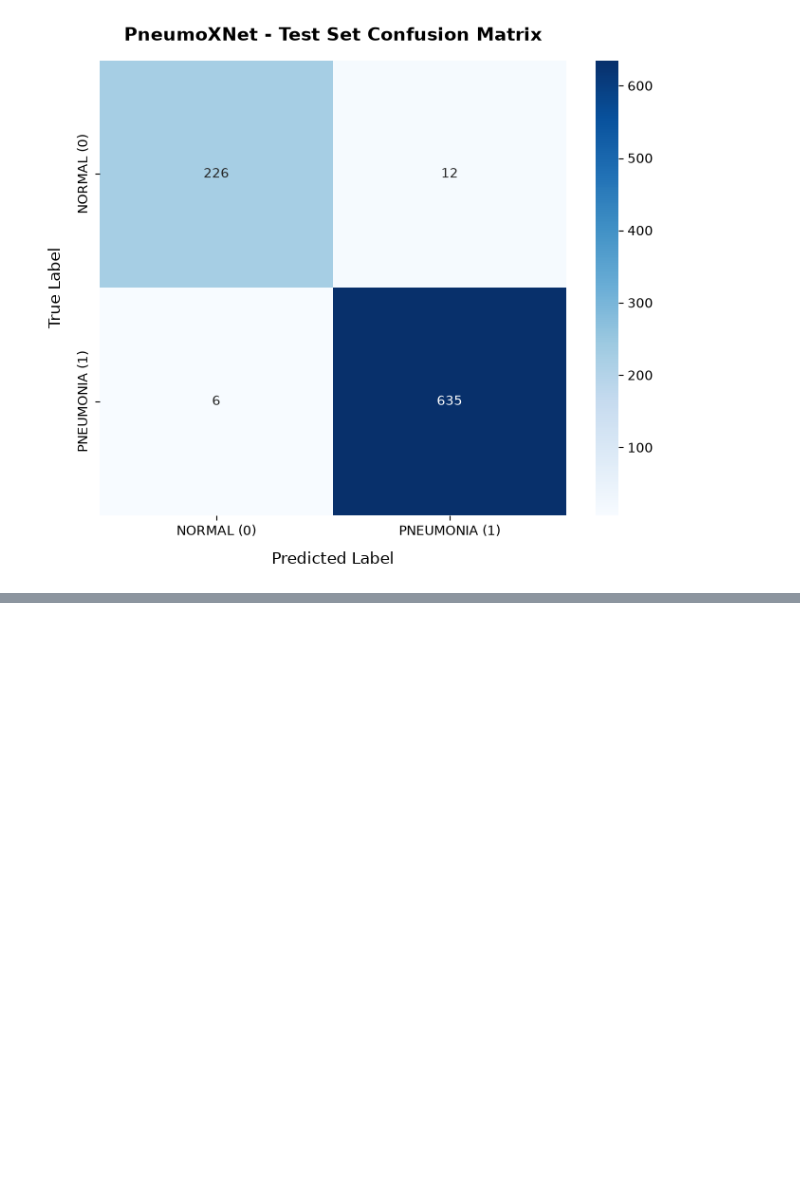
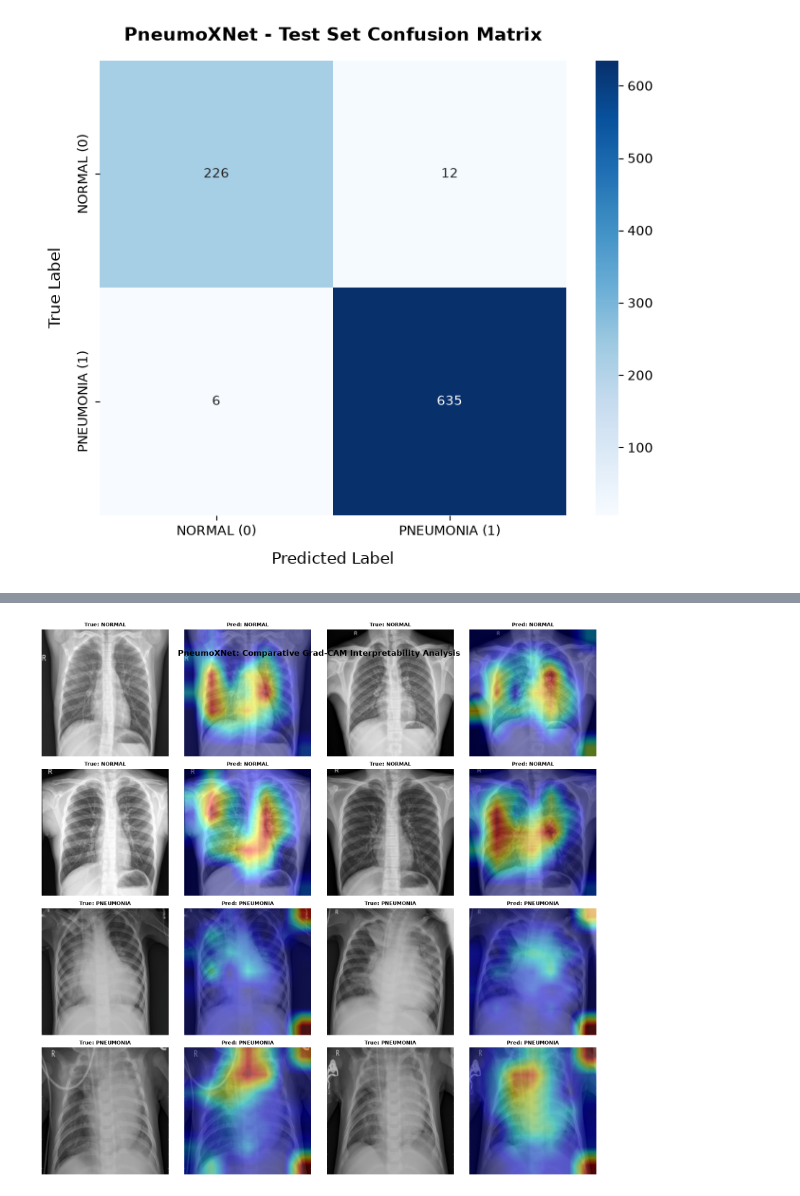
Before and after one commit to jaimulhaque/Pneumonia-MultiModel-XAI, a Jupyter notebook: notebooks/16_Performance_Evaluation_and_Metrics.ipynb, the cells around one changed output, grey strips where cells are left out. Saved outputs shown, nothing was run; the diff lists cells and outputs as text; code cells hidden in the pictures; blank space fills up the shorter version.

```diff
--- a/notebooks/16_Performance_Evaluation_and_Metrics.ipynb
+++ b/notebooks/16_Performance_Evaluation_and_Metrics.ipynb
@@ -431,0 +572,60 @@ plt.show()
+# %%
+# ============================================================
+# Cell 10: Multi-Sample Grad-CAM Grid Visualization
+# ============================================================
+import torch
+import numpy as np
+import matplotlib.pyplot as plt
+
+# Select 4 NORMAL and 4 PNEUMONIA sample indices from dataset
+normal_indices = [i for i, (_, label) in enumerate(test_dataset.samples) if label == test_dataset.class_to_idx['NORMAL']][:4]
+pneumonia_indices = [i for i, (_, label) in enumerate(test_dataset.samples) if label != test_dataset.class_to_idx['NORMAL']][:4]
+
+sample_indices = normal_indices + pneumonia_indices
+
+fig, axes = plt.subplots(4, 4, figsize=(16, 16))
+
+for idx, sample_idx in enumerate(sample_indices):
+    sample_img, raw_label = test_dataset[sample_idx]
+    input_tensor = sample_img.unsqueeze(0).to(device)
+
+    # Forward Pass
+    with torch.no_grad():
+        outputs = model(input_tensor)
+        probs = torch.softmax(outputs, dim=1)
+        raw_pred = torch.argmax(probs, dim=1).item()
+
+    # Interpretation Logic
+    normal_idx = test_dataset.class_to_idx['NORMAL']
+    true_label_text = "NORMAL" if raw_label == normal_idx else "PNEUMONIA"
+    pred_label_text = "PNEUMONIA" if raw_pred == normal_idx else "NORMAL"
+
+    # Generate Heatmap
+    heatmap = grad_cam.generate_cam(input_tensor, target_class=raw_pred)
+
+    # Un-normalize image
+    orig_img = sample_img.permute(1, 2, 0).cpu().numpy()
+    orig_img = orig_img * np.array([0.229, 0.224, 0.225]) + np.array([0.485, 0.456, 0.406])
+    orig_img = np.clip(orig_img, 0, 1)
+
+    # Row and Column positioning
+    row = idx // 2
+    col_orig = (idx % 2) * 2
+    col_cam = col_orig + 1
+
+    # Plot Original
+    axes[row, col_orig].imshow(orig_img)
+    axes[row, col_orig].set_title(f"True: {true_label_text}", fontsize=10, fontweight='bold')
+    axes[row, col_orig].axis('off')
+
+    # Plot Grad-CAM
+    axes[row, col_cam].imshow(orig_img)
+    axes[row, col_cam].imshow(heatmap, cmap='jet', alpha=0.45)
+    axes[row, col_cam].set_title(f"Pred: {pred_label_text}", fontsize=10, fontweight='bold')
+    axes[row, col_cam].axis('off')
+
+plt.suptitle("PneumoXNet: Comparative Grad-CAM Interpretability Analysis", fontsize=16, fontweight='bold', y=0.92)
+plt.tight_layout()
+plt.show()
+# %% [output]
+[figure, added]
```
Also changed, not shown: parts of 2 cells of this notebook.
